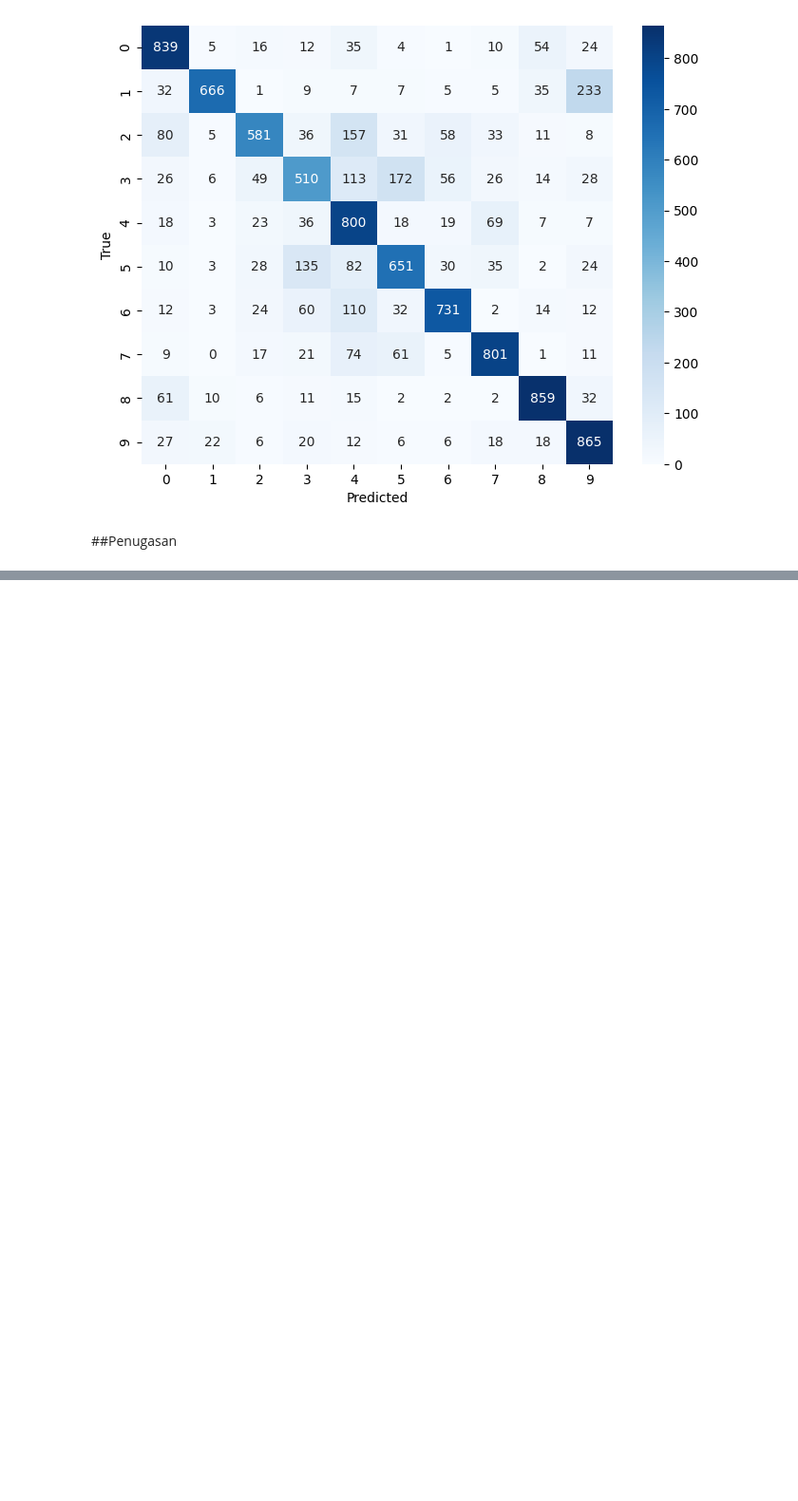
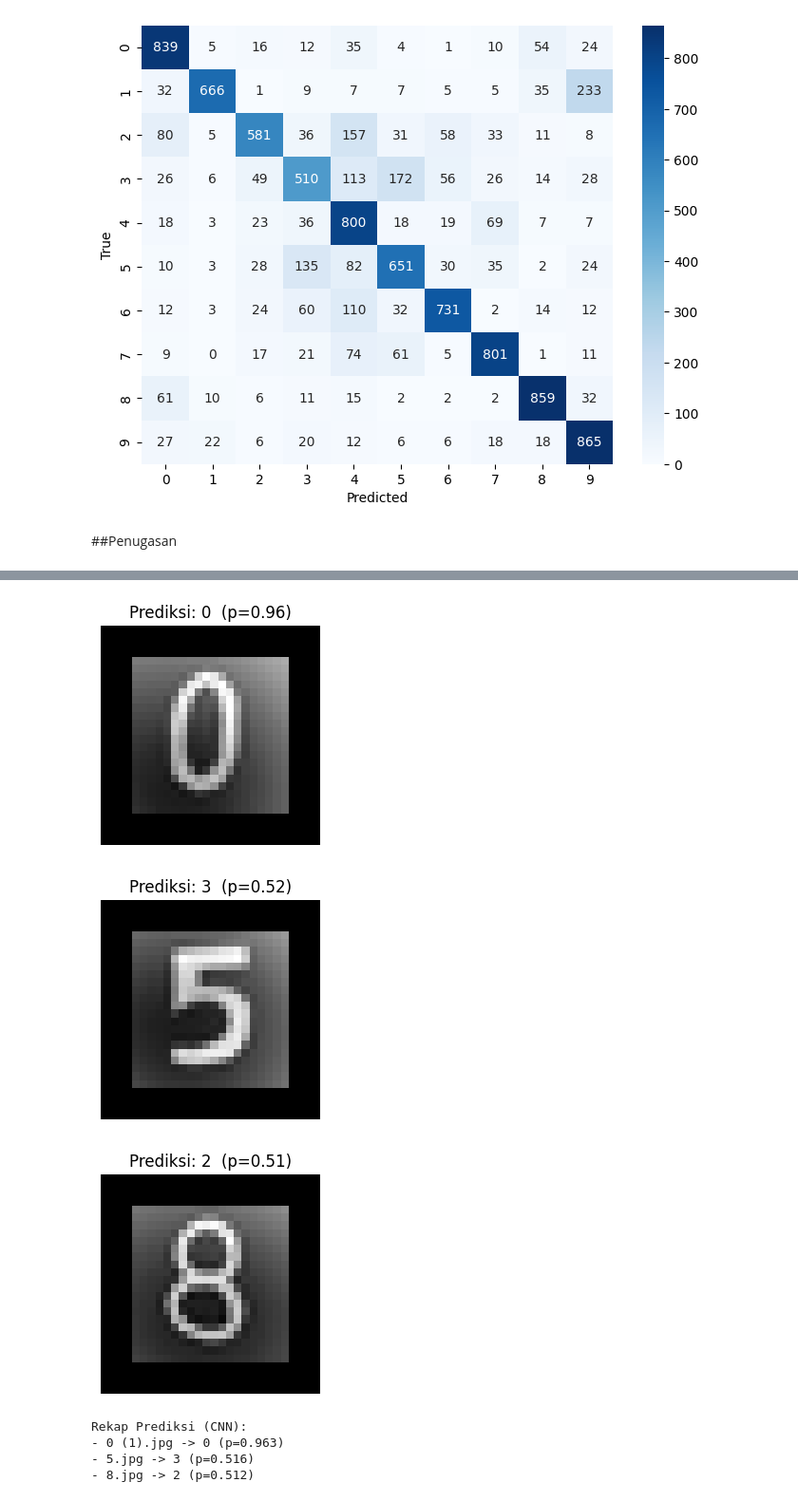
Before and after one commit to IlhamThrq/ComputerVision_TRK25, a Jupyter notebook: Jobsheet2.ipynb, the cells around one changed output, grey strips where cells are left out. Shown: that part at 95% size. Drawn from its saved outputs; the diff is of its cells as text; code cells hidden in the pictures; blank space fills up the shorter version.

```diff
--- a/Jobsheet2.ipynb
+++ b/Jobsheet2.ipynb
@@ -504,0 +623,33 @@ weighted avg       0.74      0.73      0.73     10000
+# %%
+import matplotlib.pyplot as plt
+
+results = []
+for fname in uploaded.keys():
+    img_pil = Image.open(fname)
+    disp, x = preprocess_to_mnist_28x28(img_pil)   # disp: PIL untuk ditampilkan, x: (28,28,1)
+    x_batch = np.expand_dims(x, axis=0)            # (1,28,28,1)
+    probs = model.predict(x_batch, verbose=0)[0]   # shape (10,)
+    pred = int(np.argmax(probs))
+    conf = float(np.max(probs))
+
+    results.append((fname, pred, conf))
+
+    # Tampilkan hasil
+    plt.figure(figsize=(3,3))
+    plt.imshow(disp, cmap='gray')
+    plt.title(f"Prediksi: {pred}  (p={conf:.2f})")
+    plt.axis('off')
+    plt.show()
+
+# Rekap ringkas
+print("Rekap Prediksi (CNN):")
+for r in results:
+    print(f"- {r[0]} -> {r[1]} (p={r[2]:.3f})")
+# %% [output]
+[figure, added]
+[figure, added]
+[figure, added]
+Rekap Prediksi (CNN):
+- 0 (1).jpg -> 0 (p=0.963)
+- 5.jpg -> 3 (p=0.516)
+- 8.jpg -> 2 (p=0.512)
```
Also changed, not shown: parts of 2 cells of this notebook.
